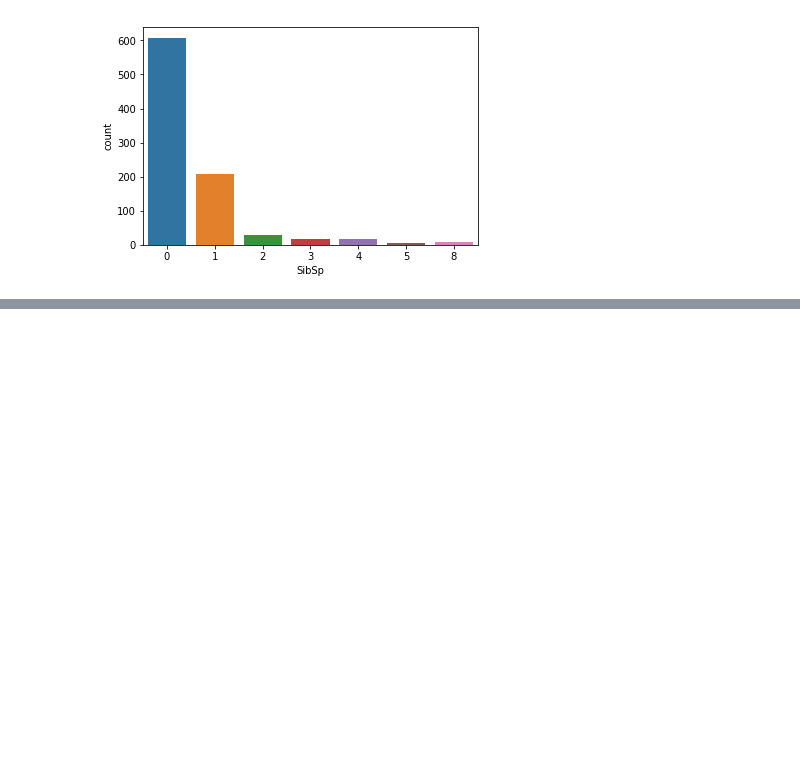
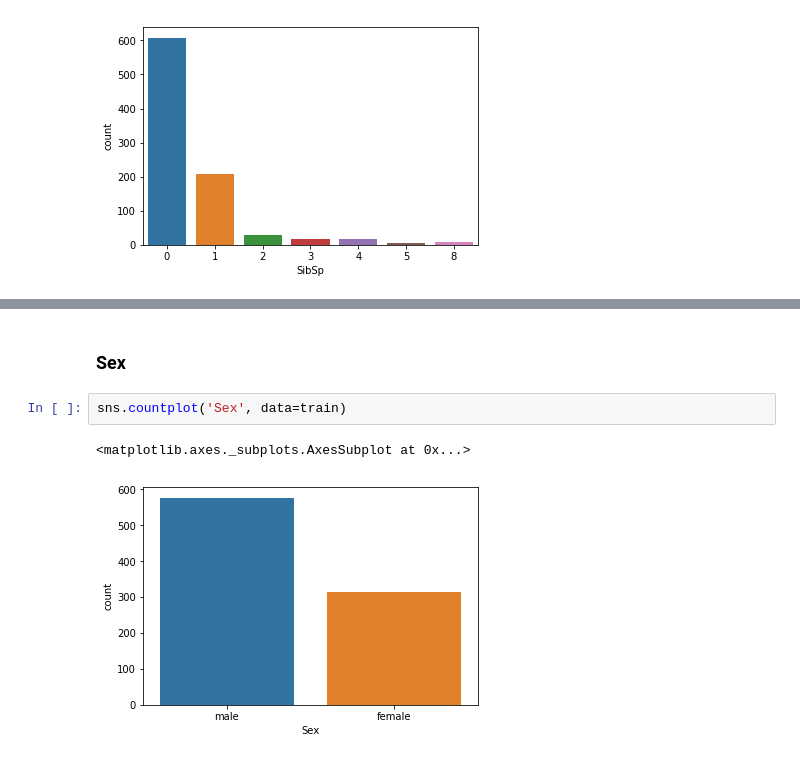
Before and after one commit to vijaypatha/mlcourse, a Jupyter notebook: Titanic Pre-Modeling .ipynb, the cells around one changed output, grey strips where cells are left out. Cells and saved outputs as stored; diff of their text form; blank space fills up the shorter version.

```diff
--- a/Titanic Pre-Modeling .ipynb
+++ b/Titanic Pre-Modeling .ipynb
@@ -131,0 +139,7 @@ sns.countplot('SibSp', data=train)
+# %% [markdown]
+### Sex
+# %%
+sns.countplot('Sex', data=train)
+# %% [output]
+<matplotlib.axes._subplots.AxesSubplot at 0x...>
+[figure, added]
```
Also changed, not shown: parts of 23 cells of this notebook.
